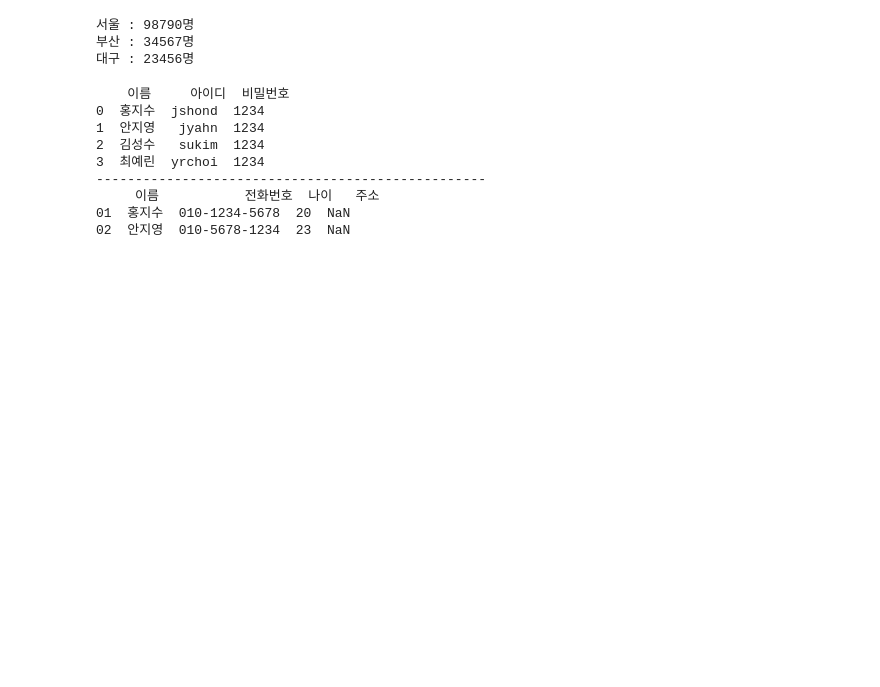
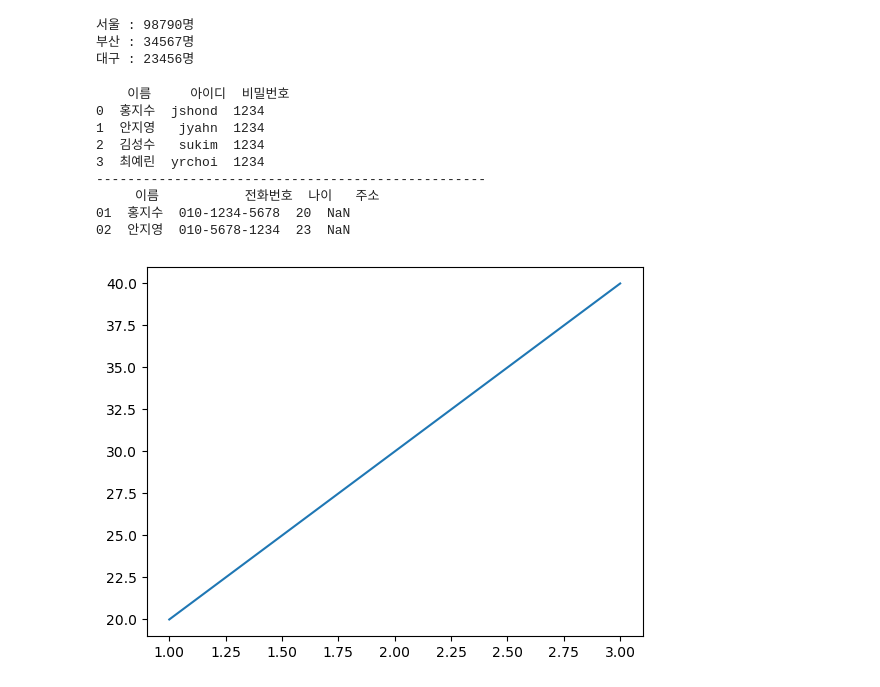
Before and after one commit to mingon123/LearnPython, a Jupyter notebook: s20_analysis_others.ipynb, the cells around one changed output. Cells and saved outputs as stored; diff of their text form; code cells hidden in the pictures; blank space fills up the shorter version.

Commit message:
matplotlib

```diff
--- a/s20_analysis_others.ipynb
+++ b/s20_analysis_others.ipynb
@@ -161,3 +161,21 @@ print(frame)
      이름           전화번호  나이   주소
 01  홍지수  010-1234-5678  20  NaN
 02  안지영  010-5678-1234  23  NaN
+# %%
+#Matplotlib는 분석한 데이터를 그래프나 차트로 시각화해주는 파이썬의 패키지 라이브러리
+#패키지 설치하기
+#(python_env) C:\Class\python_work>conda install matplotlib -y
+
+#matplotlib 패키지의 pyplot 모듈을 plt로 임포트함
+import matplotlib.pyplot as plt
+
+#y축에 사용되는 변수 data에 리스트 [20,30,40]값을 입력
+data = [20,30,40]
+#x축에 사용되는 변수 x에 리스트 [1,2,3]값을 입력
+x = [1,2,3]
+#plt.plot()메서드로 선 그래프 그림. x,y 축 데이터는 리스트 형태의 데이터 형
+plt.plot(x,data)
+#plt.show()메서드는 plt.plot()으로 그린 그래프를 화면에 출력
+plt.show()
+# %% [output]
+[figure, added]
```
Also changed, not shown: parts of 3 cells of this notebook.
